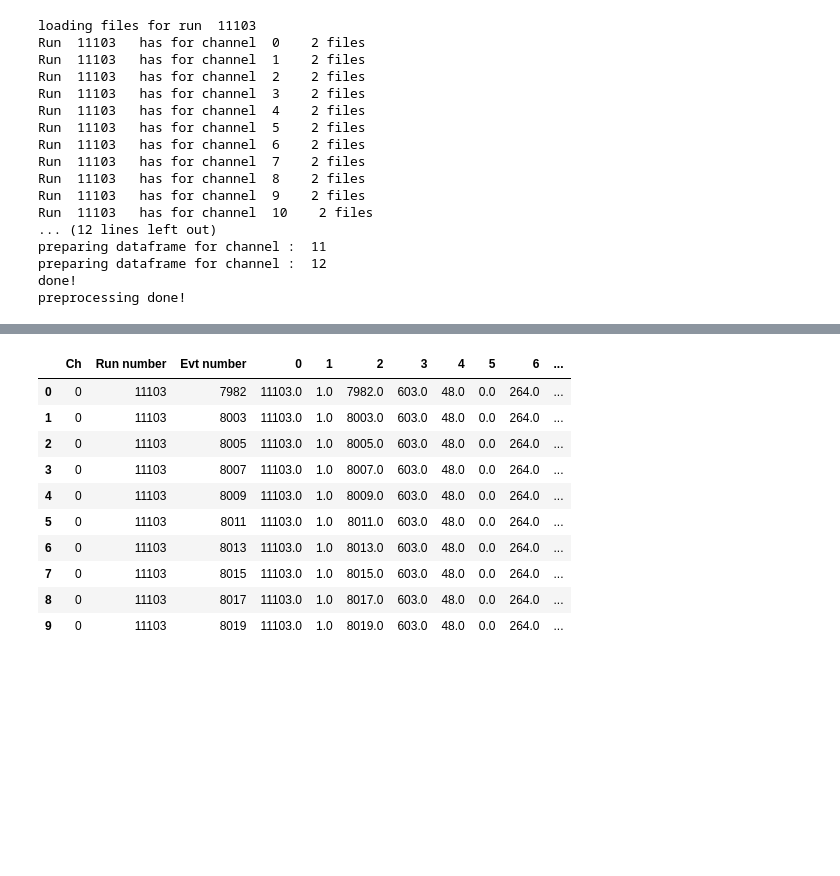
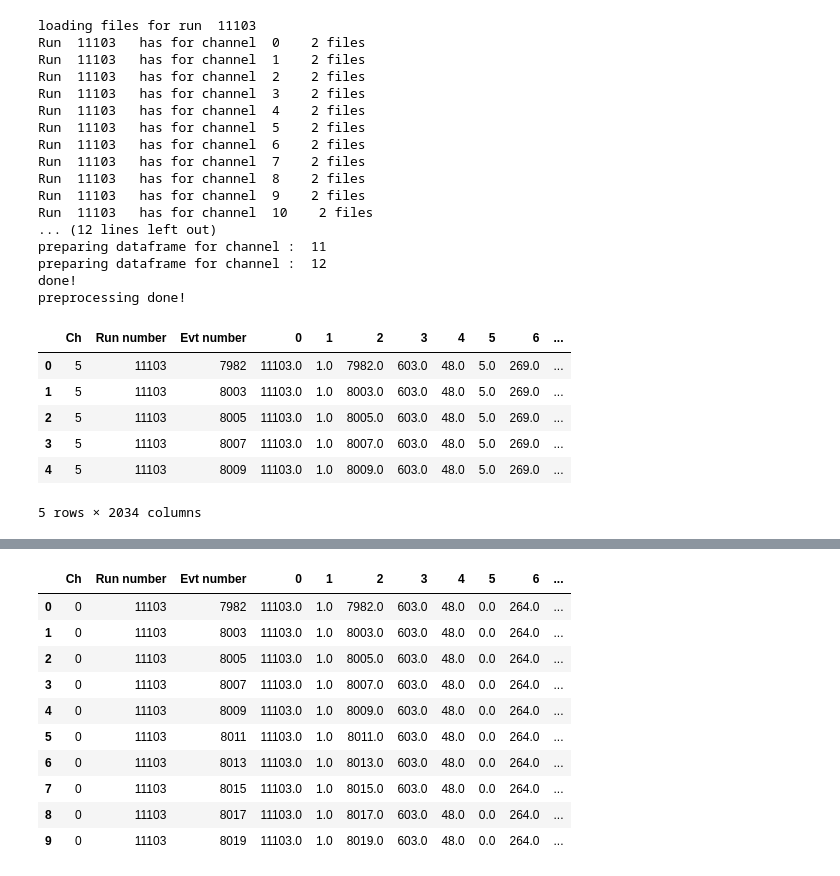
Before and after one commit to stbordoni/Arapuca, a Jupyter notebook: RoutineArapucaDraft.ipynb, the cells around one changed output, grey strips where cells are left out. Drawn from its saved outputs; the diff is of its cells as text; code cells hidden in the pictures; blank space fills up the shorter version.

```diff
--- a/RoutineArapucaDraft.ipynb
+++ b/RoutineArapucaDraft.ipynb
@@ -104,0 +130,11 @@ df_ch0 = df_list_proc[0].copy()
+# %%
+df_ch5 = df_list_proc[5].copy()
+df_ch5.head()
+# %% [output]
+|  | Ch | Run number | Evt number | 0 | 1 | 2 | 3 | 4 | 5 | 6 | ... |
+| 0 | 5 | 11103 | 7982 | 11103.0 | 1.0 | 7982.0 | 603.0 | 48.0 | 5.0 | 269.0 | ... |
+| 1 | 5 | 11103 | 8003 | 11103.0 | 1.0 | 8003.0 | 603.0 | 48.0 | 5.0 | 269.0 | ... |
+| 2 | 5 | 11103 | 8005 | 11103.0 | 1.0 | 8005.0 | 603.0 | 48.0 | 5.0 | 269.0 | ... |
+| 3 | 5 | 11103 | 8007 | 11103.0 | 1.0 | 8007.0 | 603.0 | 48.0 | 5.0 | 269.0 | ... |
+| 4 | 5 | 11103 | 8009 | 11103.0 | 1.0 | 8009.0 | 603.0 | 48.0 | 5.0 | 269.0 | ... |
+5 rows × 2034 columns
```
Also changed, not shown: parts of 19 cells of this notebook, 2 other files.
